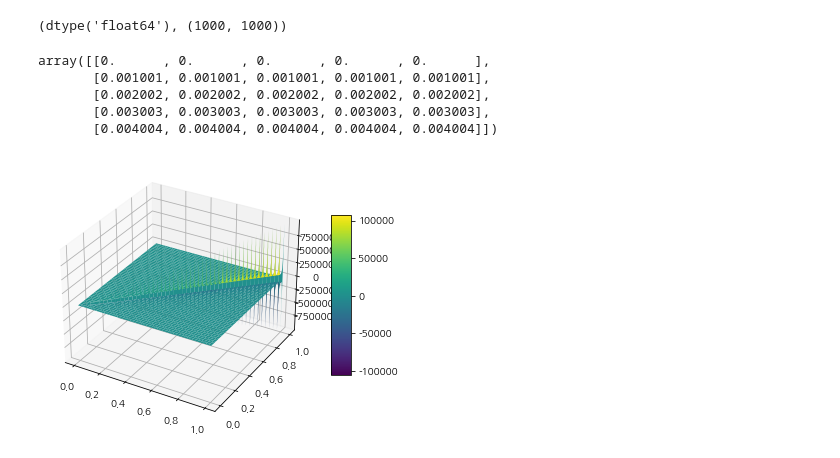
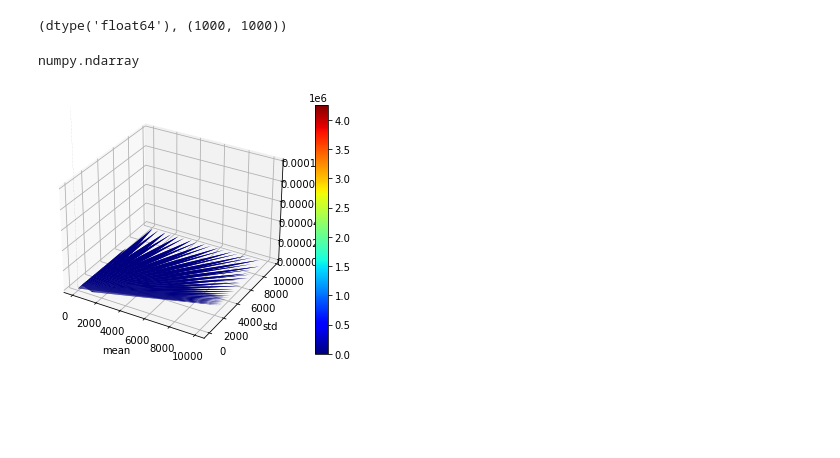
Before and after one commit to sava-hub/-, a Jupyter notebook: Beta distribution.ipynb, the cells around one changed output. Saved outputs shown, nothing was run; the diff lists cells and outputs as text; code cells hidden in the pictures; blank space fills up the shorter version.

```diff
--- a/Beta distribution.ipynb
+++ b/Beta distribution.ipynb
@@ -114,4 +149,9 @@ x_mat = np.array([xx])
 y_mat=x_mat.T
 xy_mat=y_mat@x_mat
 # %%
-xv, yv = np.meshgrid(xx, xx, sparse=True)
+xv, yv = np.meshgrid(np.linspace(-3, 3, 1000), np.linspace(-3, 3, 1000),sparse=True)
+"""for x in range(1000):
+    for y in range(1000):
+        if (x-y<5)or(x>y):
+            xv[x,y]=0
+            yv[x,y]=0"""
@@ -118,12 +164,18 @@ xv, yv = np.meshgrid(xx, xx, sparse=True)
 # %%
-# 평균 +  분산*1447.7점의 분위수= 1446.7
-# 평균 +  분산*811.1점의 분위수= 811.1
+# 평균 +  표준편차*1447.7점의 분위수= 1446.7
+# 평균 +  표준편차*811.1점의 분위수= 811.1
 def solver(x,y):
     A = np.array([[1,x],[1,y]])
-    B = np.array([1446.7, 450])
+    B = np.array([1446.7, 811.1])
     try:
         C = np.linalg.solve(A, B)
     except Exception:
+        return np.array([0,0])
+    #if (1213<C[0])or(524>C[0]):
+    if (10000<C[0])or(1>C[0]):
+        return np.array([0,0])
+    #if (C[1]>354.33954824914673)or (84.333971845601>C[1]):
+    if (10000<C[1])or(1>C[1]):
         return np.array([0,0])
     return C
 solver = np.vectorize(solver, signature='(),()->(k)', otypes=[np.ndarray])
@@ -132,4 +184,3 @@ solver = np.vectorize(solver, signature='(),()->(k)', otypes=[np.ndarray])
 np.set_printoptions(threshold=sys.maxsize)
 C=solver(xv,yv)
 C=np.nan_to_num(C, nan=0, posinf=0, neginf=0)
-C.shape
@@ -141,30 +200,18 @@ D = C[:,:,0]
 D.dtype, D.shape
 # %% [output]
 (dtype('float64'), (1000, 1000))
-# %%
-Y[:5,:5]
-# %% [output]
-array([[0.      , 0.      , 0.      , 0.      , 0.      ],
-       [0.001001, 0.001001, 0.001001, 0.001001, 0.001001],
-       [0.002002, 0.002002, 0.002002, 0.002002, 0.002002],
-       [0.003003, 0.003003, 0.003003, 0.003003, 0.003003],
-       [0.004004, 0.004004, 0.004004, 0.004004, 0.004004]])
 # %%
-
+%matplotlib qt5
 fig = plt.figure()
 ax = fig.add_subplot(111, projection='3d')
 
-x = xx
-X = np.tile(x, (1000, 1))
-Y = np.transpose(X)
-#Z = np.random.rand(11, 11)
+surf_mean = ax.plot_surface(xv, yv, C[:,:,0], cmap='jet')
 
-surf = ax.plot_surface(X, Y, C[:,:,0], cmap='viridis')
-#ax.plot_surface(xv, yv,  C[:,:,0], cmap='viridis')
-fig.colorbar(surf, shrink=0.6, aspect=8)
+fig.colorbar(surf_mean, shrink=0.6, aspect=8)
+ax.set_xlabel('X Label')
+ax.set_ylabel('Y Label')
+ax.set_zlabel('Z Label')
 #ax.set_zlim(0, 200)
 
 plt.tight_layout()
-plt.show()
+#plt.show()
-# %% [output]
-[figure, removed]
@@ -170,0 +250,20 @@ plt.show()
+# %%
+C.shape
+type(C)
+# %% [output]
+numpy.ndarray
+# %%
+fig = plt.figure()
+ax = fig.add_subplot(111, projection='3d')
+
+surf_std = ax.plot_surface(C[:,:,0], C[:,:,1], xypdf, cmap='jet')
+fig.colorbar(surf_std)
+ax.set_xlabel('mean')
+ax.set_ylabel('std')
+ax.set_zlabel('possibility')
+ax.set_zlim(0, 0.0001)
+
+plt.tight_layout()
+plt.show()
+# %% [output]
+[figure, added]
```
Also changed, not shown: parts of 16 cells of this notebook.
